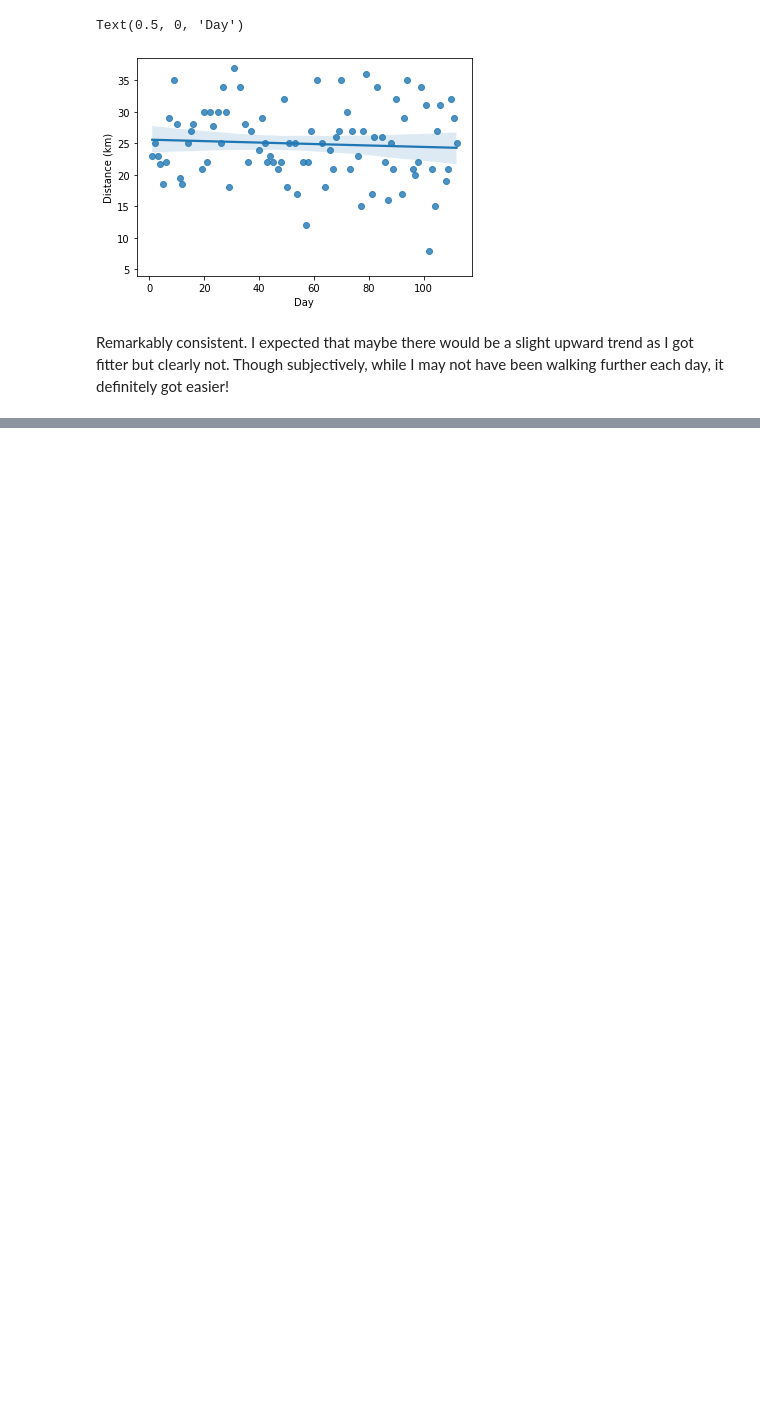
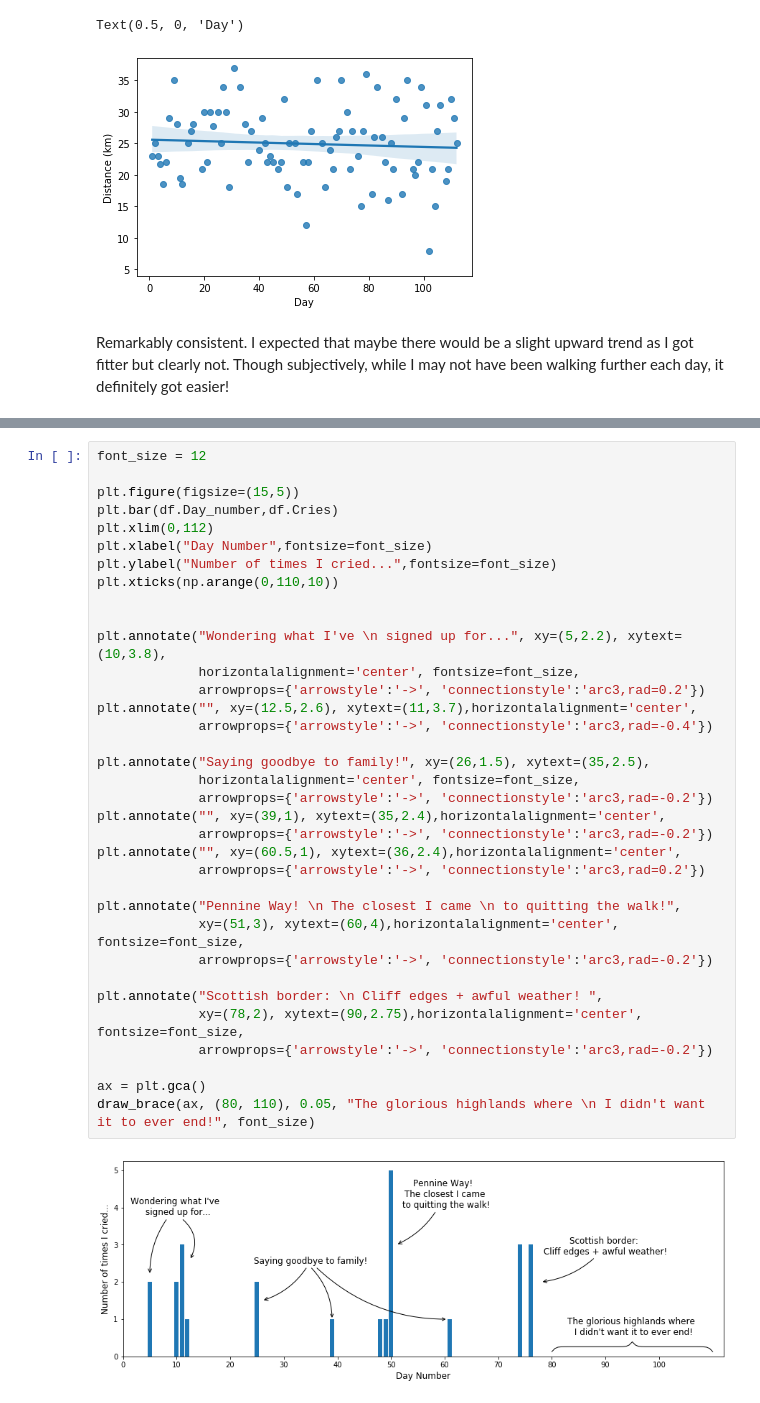
Before and after one commit to EmmaKLofthouse/LEJOG, a Jupyter notebook: lejog.ipynb, the cells around one changed output, grey strips where cells are left out. Saved outputs shown, nothing was run; the diff lists cells and outputs as text; blank space fills up the shorter version.

```diff
--- a/lejog.ipynb
+++ b/lejog.ipynb
@@ -189,0 +241,37 @@ Remarkably consistent. I expected that maybe there would be a slight upward tren
+# %%
+font_size = 12
+
+plt.figure(figsize=(15,5))
+plt.bar(df.Day_number,df.Cries)
+plt.xlim(0,112)
+plt.xlabel("Day Number",fontsize=font_size)
+plt.ylabel("Number of times I cried...",fontsize=font_size)
+plt.xticks(np.arange(0,110,10))
+
+
+plt.annotate("Wondering what I've \n signed up for...", xy=(5,2.2), xytext=(10,3.8),
+             horizontalalignment='center', fontsize=font_size,
+             arrowprops={'arrowstyle':'->', 'connectionstyle':'arc3,rad=0.2'})
+plt.annotate("", xy=(12.5,2.6), xytext=(11,3.7),horizontalalignment='center',
+             arrowprops={'arrowstyle':'->', 'connectionstyle':'arc3,rad=-0.4'})
+
+plt.annotate("Saying goodbye to family!", xy=(26,1.5), xytext=(35,2.5),
+             horizontalalignment='center', fontsize=font_size,
+             arrowprops={'arrowstyle':'->', 'connectionstyle':'arc3,rad=-0.2'})
+plt.annotate("", xy=(39,1), xytext=(35,2.4),horizontalalignment='center',
+             arrowprops={'arrowstyle':'->', 'connectionstyle':'arc3,rad=-0.2'})
+plt.annotate("", xy=(60.5,1), xytext=(36,2.4),horizontalalignment='center',
+             arrowprops={'arrowstyle':'->', 'connectionstyle':'arc3,rad=0.2'})
+
+plt.annotate("Pennine Way! \n The closest I came \n to quitting the walk!",
+             xy=(51,3), xytext=(60,4),horizontalalignment='center', fontsize=font_size,
+             arrowprops={'arrowstyle':'->', 'connectionstyle':'arc3,rad=-0.2'})
+
+plt.annotate("Scottish border: \n Cliff edges + awful weather! ",
+             xy=(78,2), xytext=(90,2.75),horizontalalignment='center', fontsize=font_size,
+             arrowprops={'arrowstyle':'->', 'connectionstyle':'arc3,rad=-0.2'})
+
+ax = plt.gca()
+draw_brace(ax, (80, 110), 0.05, "The glorious highlands where \n I didn't want it to ever end!", font_size)
+# %% [output]
+[figure, added]
```
Also changed, not shown: parts of 10 cells of this notebook.
